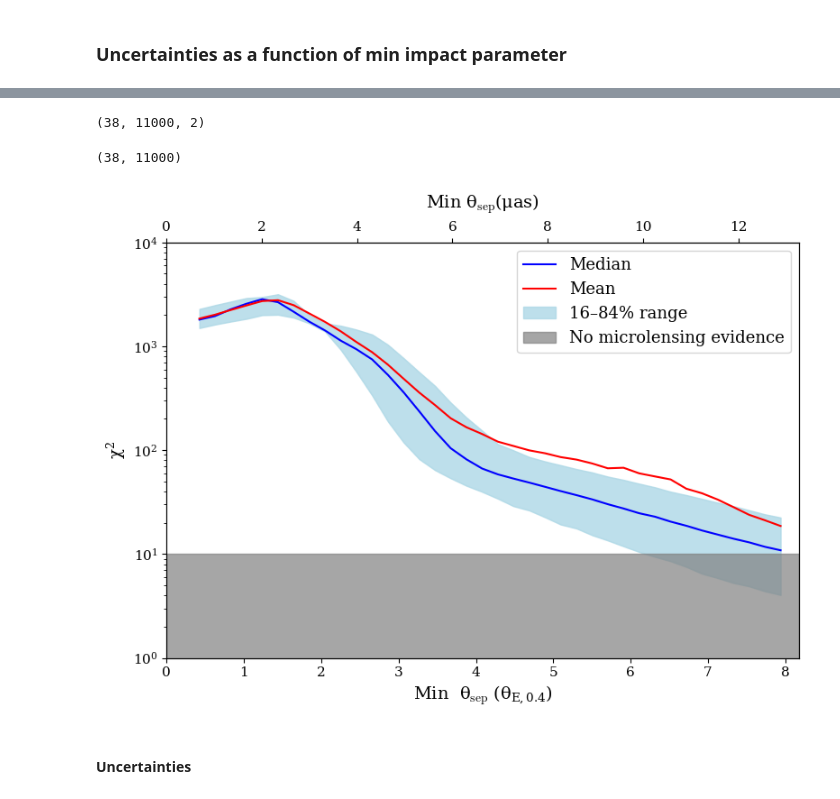
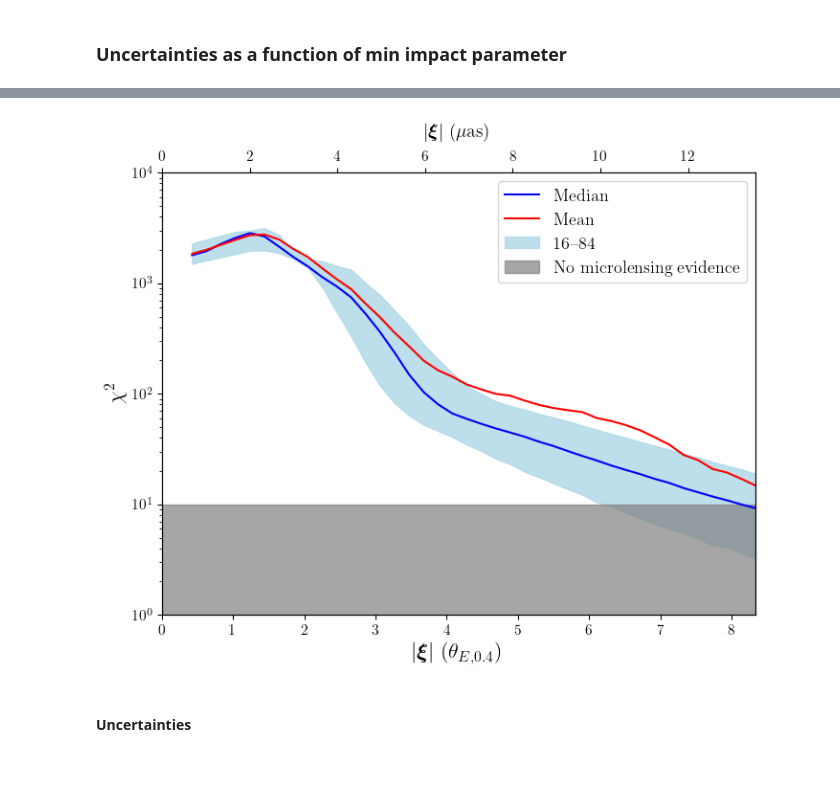
Before and after one commit to abby-moran/Quasar_microlensing_public, a Jupyter notebook: interp_grid04.ipynb, the cells around one changed output, grey strips where cells are left out. Saved outputs shown, nothing was run; the diff lists cells and outputs as text; code cells hidden in the pictures; blank space fills up the shorter version.

Commit message:
Updated time domain analysis to record the full centroid data (so we can get sigma_2) and updated variable names in plots

```diff
--- a/interp_grid04.ipynb
+++ b/interp_grid04.ipynb
@@ -19,3 +20,14 @@ phi_0=-2.07858699980682
 B_matrix=data['inv_jacobian_fit'][0]
 from scipy.interpolate import RegularGridInterpolator
 from scipy.stats import linregress
+# %%
+from matplotlib import rc
+from matplotlib import rcParams
+
+rcParams['font.family'] = 'serif'
+rc('text', usetex=True)
+custom_preamble = {
+    "text.usetex": True,
+    "text.latex.preamble": r"\usepackage{amsmath}"
+    }
+plt.rcParams.update(custom_preamble)
@@ -906,10 +227,10 @@ pos_x_corner=(positions_rot[idx][0])
 pos_y_corner=(positions_rot[idx][1])
 mass_04_combo[idx]
 
-titles = [r"$r_\text{src}\ (mas)$", r"$m_l\ (M_\odot)$",
+titles = [r"$\theta_\text{src}\ (mas)$", r"$m_l\ (M_\odot)$",
           r"$\theta_{\rm sep,x}\ (mas)$", r"$\theta_{\rm sep,y}\ (mas)$"]
 
-varlabels = [r"$r_\text{src}$", r"$m_l$", r"$\theta_{\rm sep,x}$", r"$\theta_{\rm sep,y}$"]
+varlabels = [r"$\theta_\text{src}$", r"$m_l$", r"$\theta_{\rm sep,x}$", r"$\theta_{\rm sep,y}$"]
 units = [r"$\mu as$", r"$M_\odot$", r"$\mu as$", r"$\mu as$"]
 precision = [3, 3, 2, 2]
 
@@ -1006,7 +327,7 @@ axes[0, -1].plot([], [], color="C0", label="Total")
 axes[0, -1].plot([], [], color="C1", label="II only")
 axes[0, -1].legend(frameon=False, fontsize=13)
 
-title=r'$\theta_{{sep}} = [$' + str(format(pos_x_corner*rad_to_arcsec, '.2f')) + ', ' + str(format(pos_y_corner*rad_to_arcsec, '.2f')) + r'$]\ \mu$as'
+title=r'$\theta_{\mathrm{sep}} = [$' + str(format(pos_x_corner*rad_to_arcsec, '.2f')) + ', ' + str(format(pos_y_corner*rad_to_arcsec, '.2f')) + r'$]\ \mu$as'
 fig.text( 0.5, 0.92, title, ha='center', va='top', fontsize=16)
 #plt.text(-25, 1.45, r'$\theta_{{sep}} = [-0.31,  0.57]\ \mu$as', fontsize=18);
 #plt.show()
@@ -1865,19 +1157,3 @@ def acc_sigma_min_max_from_covs(acc_covs):
 dtheta_grid_rad = one_quad_to_full(np.linalg.norm(cent0_grid, axis=-1), n)
 dtheta_spline = RegularGridInterpolator([x_grid, y_grid], dtheta_grid_rad,
                                         bounds_error=False, method='linear', fill_value=np.nan)
-# %%
-acc_covs_data = data["acc_covs"]  # object array, one (n_its,2,2) block per impact param
-
-sigma_min_list = []
-sigma_max_list = []
-for covs_i in acc_covs_data:
-    smin, smax = acc_sigma_min_max_from_covs(covs_i)
-    sigma_min_list.append(smin)
-    sigma_max_list.append(smax)
-
-# percentile + median across n_its for each impact parameter
-acc_sigma_min_16 = np.array([np.nanpercentile(s, 16) for s in sigma_min_list])
-acc_sigma_min_50 = np.array([np.nanpercentile(s, 50) for s in sigma_min_list])
-acc_sigma_min_84 = np.array([np.nanpercentile(s, 84) for s in sigma_min_list])
-# %% [output]
-(38, 11000, 2)
@@ -1902,10 +1192,6 @@ cent_cov_res = apply_residual_cov_fast(np.array(cent_traj, dtype=np.float64), dt
 acc_sigma_res = acceleration_sigma_from_cov_traj_fast(cent_cov_res, np.asarray(times, dtype=np.float64))
 acc_sigma_min_res2, acc_sigma_max_res2 = acceleration_sigma_from_cov_traj_eig(cent_cov_res, np.asarray(times, dtype=np.float64))
 acc_sigma_res2 = acc_sigma_min_res2
-# %%
-acc_sigma_res2.shape
-# %% [output]
-(38, 11000)
 # %%
 mag_acc_sig_r=np.linalg.norm(acc_sigma_res, axis=-1)
 acc_sigma_res_50 = np.nanpercentile(mag_acc_sig_r, 50, axis=-1)
@@ -1914,33 +1200,32 @@ acc_sigma_res2_50 = np.nanpercentile(acc_sigma_res2, 50, axis=-1)
 # %%
 p16= np.array(np.percentile(chi_full, 16, axis=1), dtype=float)
 p84 = np.array(np.percentile(chi_full, 84, axis=1), dtype=float)
-xlim_real=xlim*1.03
+xlim_real=xlim*1.05
 fig,ax = plt.subplots(figsize=(8,6))
 
 ax.plot(impact_params / theta_E_4, np.percentile(chi_full, 50, axis=1), color='blue', label='Median')
 ax.plot(impact_params / theta_E_4, chi_mean, label='Mean', color='red')
 ax.fill_between(impact_params / theta_E_4, p16, p84,  alpha=0.8, label='16–84% range', color='lightblue')
 
 ax_top = ax.twiny() # for top axis
 ax_top.spines["top"].set_position(("axes", 1))
-ax_top.set_xlabel(r'Min $\theta_{\text{sep}}$($\mu$as)',  fontsize=14, labelpad=10)
+ax_top.set_xlabel(r'$|\boldsymbol{\xi}|$ ($\mu$as)',  fontsize=14, labelpad=10)
 ax_top.set_xlim(0,xlim_real*theta_E_4*rad_to_arcsec)
 
 
 ax_top.tick_params(axis='both', which='major', labelsize=11)
 ax.tick_params(axis='both', which='major', labelsize=11)
 
 ax.axhspan(0,10, label='No microlensing evidence', alpha=.7, color='gray')
-ax.set_ylabel(r'$\chi^2$', fontsize=13)
-ax.set_xlabel(r'Min  $\theta_{\text{sep}}$ ($\theta_{E, 0.4}$)', fontsize=14)
+ax.set_ylabel(r'$\chi^2$', fontsize=16)
+ax.set_xlabel(r'$|\boldsymbol{\xi}|$ ($\theta_{E, 0.4}$)', fontsize=16)
 ax.set_yscale('log')
 ax.set_xlim(0, xlim_real)
 ax.set_ylim(1, 1e4)
 ax.legend(fontsize=13)
-fig.tight_layout()
 plt.savefig('figures/chi_traj_04.pdf')
 # %% [output]
-[figure, old version]
+[figure, new version]
 # %% [markdown]
 #### Uncertainties
 # %%
```
Also changed, not shown: parts of 34 cells of this notebook, 38 other files.
